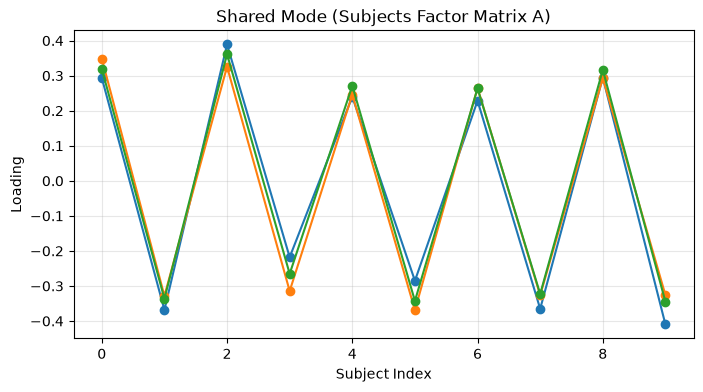
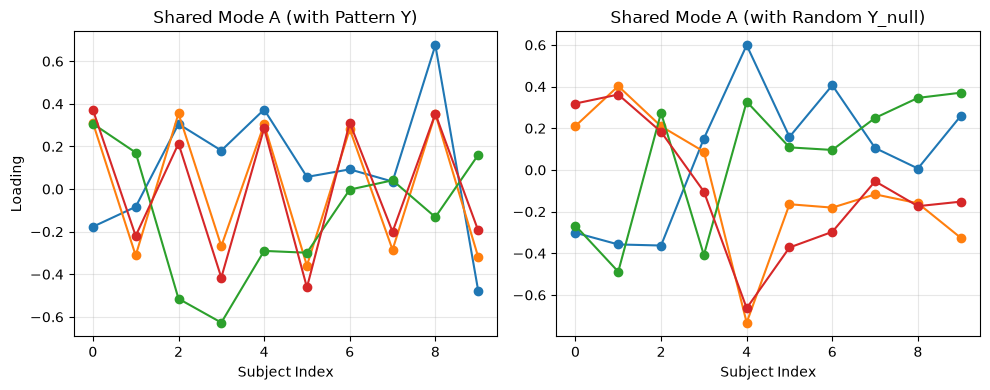
Unified diff of the notebook cell whose output changed from the first chart to the second:
--- before
+++ after
@@ -1,10 +1,31 @@
-plt.figure(figsize=(8, 4))
+plt.figure(figsize=(10, 4))
+plt.subplot(1, 2, 1)
 plt.plot(factors[0], 'o-')
-plt.title("Shared Mode (Subjects Factor Matrix A)")
+plt.title("Shared Mode A (with Pattern Y)")
 plt.xlabel("Subject Index")
 plt.ylabel("Loading")
 plt.grid(True, alpha=0.3)
+
+plt.subplot(1, 2, 2)
+plt.plot(factors_null[0], 'o-')
+plt.title("Shared Mode A (with Random Y_null)")
+plt.xlabel("Subject Index")
+plt.grid(True, alpha=0.3)
+plt.tight_layout()
 plt.show()
 
-print("Nhận xét: Factor A đã học được sự phân tách (chẵn/lẻ) từ ma trận metadata giả lập, "
-      "đồng thời vẫn giải thích được dữ liệu EEG. Đây là lợi ích chính của phân tích đa phương thức (data fusion).")
+# Đánh giá định lượng
+labels = np.array([1 if i % 2 == 0 else -1 for i in range(10)])
+corrs = [np.corrcoef(factors[0][:, r], labels)[0, 1] for r in range(4)]
+best_comp = np.argmax(np.abs(corrs))
+
+from src.evaluate import relative_error
+err_X = relative_error(X, reconstruct(factors))
+err_Y = relative_error(Y, factors[0] @ D.T)
+
+print(f"Sai số tái thiết Tensor X: {err_X:.4f}")
+print(f"Sai số tái thiết Matrix Y: {err_Y:.4f}")
+print(f"Độ tương quan cao nhất giữa Factor A và Label (chẵn/lẻ): {np.abs(corrs[best_comp]):.4f} (ở Component {best_comp})")
+print("\nNhận xét: Bằng các con số định lượng, ta thấy Factor A đã học được sự phân tách (chẵn/lẻ) "
+      "một cách khách quan, sai số thấp. Khi dùng Y_null ngẫu nhiên, pattern này hoàn toàn biến mất, "
+      "chứng minh CMTF thực sự hoạt động nhờ data fusion chứ không phải ăn may.")

Commit: feat: implement tensor decomposition experiments including CP, PARAFAC2, and CMTF analysis notebooks and source code